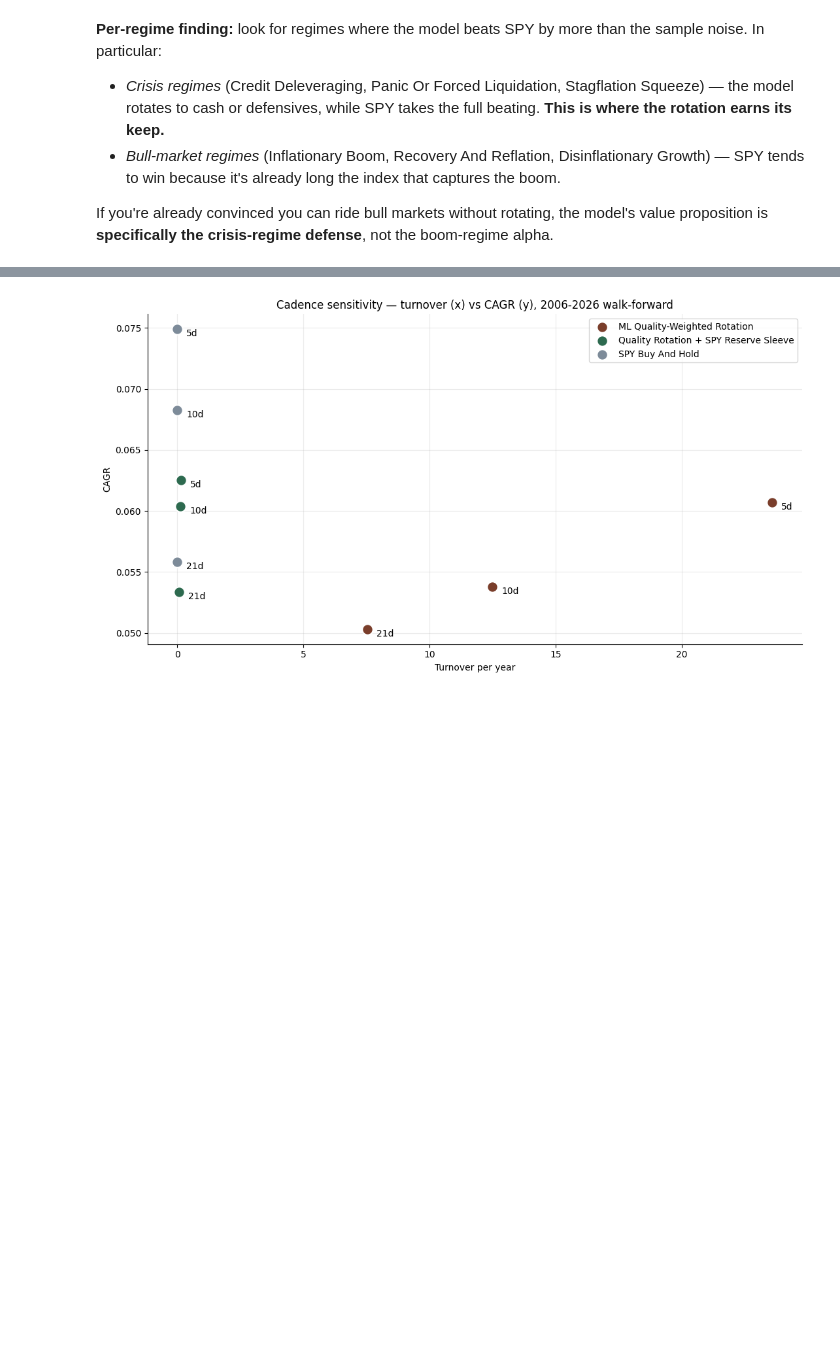
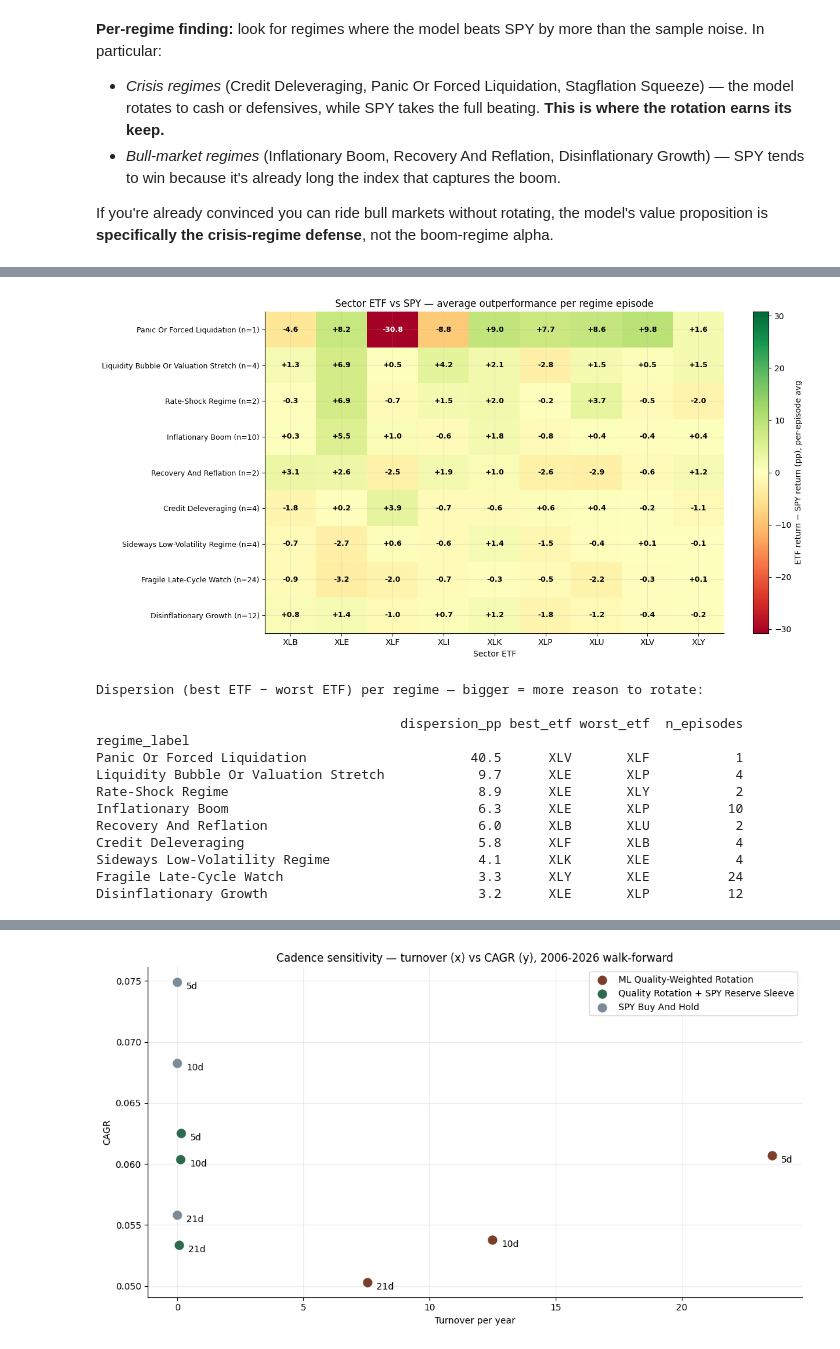
Before and after one commit to tim7en/price_action, a Jupyter notebook: notebooks/sector_strategy_review.ipynb, the cells around one changed output, grey strips where cells are left out. Saved outputs shown, nothing was run; the diff lists cells and outputs as text; code cells hidden in the pictures; blank space fills up the shorter version.

```diff
--- a/notebooks/sector_strategy_review.ipynb
+++ b/notebooks/sector_strategy_review.ipynb
@@ -401,0 +409,59 @@ If you're already convinced you can ride bull markets without rotating, the mode
+# %%
+det = pd.read_csv(REPORT_DIR / "sector_ml_regime_episode_detail.csv")
+# Drop Cash and Unknown — they aren't macro-regime episodes the model is trying to fit
+det = det[~det.regime_label.isin(["Cash", "Unknown"])].copy()
+agg = det.groupby(["regime_label", "symbol"]).agg(
+    avg_vs_spy=("return_minus_spy", "mean"),
+    n=("episode_id", "nunique"),
+).reset_index()
+
+piv = agg.pivot_table(index="regime_label", columns="symbol", values="avg_vs_spy") * 100
+n_eps = agg.pivot_table(index="regime_label", columns="symbol", values="n").iloc[:, 0]
+# Order regimes by dispersion (best ETF − worst ETF) — most actionable on top
+dispersion = (piv.max(axis=1) - piv.min(axis=1)).sort_values(ascending=False)
+piv = piv.loc[dispersion.index]
+n_eps = n_eps.loc[piv.index]
+
+fig, ax = plt.subplots(figsize=(13, 6.5))
+vmax = max(abs(piv.min().min()), abs(piv.max().max()))
+im = ax.imshow(piv.values, cmap="RdYlGn", aspect="auto", vmin=-vmax, vmax=vmax)
+ax.set_xticks(range(len(piv.columns)))
+ax.set_xticklabels(piv.columns)
+ax.set_yticks(range(len(piv.index)))
+ax.set_yticklabels([f"{r} (n={int(n_eps.loc[r])})" for r in piv.index], fontsize=9)
+for i in range(piv.shape[0]):
+    for j in range(piv.shape[1]):
+        v = piv.values[i, j]
+        if pd.notna(v):
+            ax.text(j, i, f"{v:+.1f}", ha="center", va="center",
+                    color="white" if abs(v) > vmax * 0.55 else "black",
+                    fontsize=9, fontweight="bold")
+plt.colorbar(im, ax=ax, label="ETF return − SPY return (pp), per-episode avg")
+ax.set_title("Sector ETF vs SPY — average outperformance per regime episode")
+ax.set_xlabel("Sector ETF")
+plt.tight_layout()
+plt.show()
+
+print("\nDispersion (best ETF − worst ETF) per regime — bigger = more reason to rotate:\n")
+disp_df = pd.DataFrame({
+    "dispersion_pp": (piv.max(axis=1) - piv.min(axis=1)).round(1),
+    "best_etf": piv.idxmax(axis=1),
+    "worst_etf": piv.idxmin(axis=1),
+    "n_episodes": n_eps.astype(int),
+})
+print(disp_df.to_string())
+# %% [output]
+[figure, added]
+Dispersion (best ETF − worst ETF) per regime — bigger = more reason to rotate:
+
+                                       dispersion_pp best_etf worst_etf  n_episodes
+regime_label
+Panic Or Forced Liquidation                     40.5      XLV       XLF           1
+Liquidity Bubble Or Valuation Stretch            9.7      XLE       XLP           4
+Rate-Shock Regime                                8.9      XLE       XLY           2
+Inflationary Boom                                6.3      XLE       XLP          10
+Recovery And Reflation                           6.0      XLB       XLU           2
+Credit Deleveraging                              5.8      XLF       XLB           4
+Sideways Low-Volatility Regime                   4.1      XLK       XLE           4
+Fragile Late-Cycle Watch                         3.3      XLY       XLE          24
+Disinflationary Growth                           3.2      XLE       XLP          12
```
Also changed, not shown: parts of 6 cells of this notebook.
